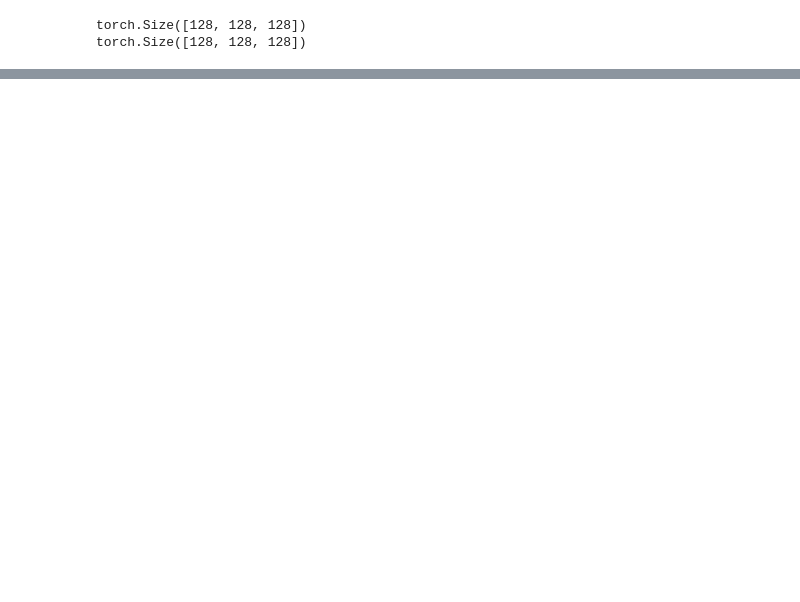
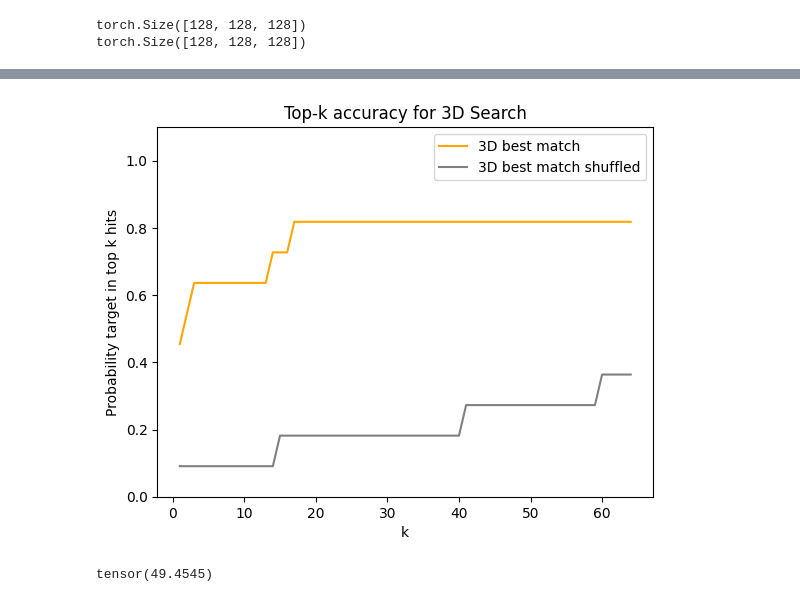
Before and after one commit to jproney/cryofinder, a Jupyter notebook: search3d.ipynb, the cells around one changed output, grey strips where cells are left out. Cells and saved outputs as stored; diff of their text form; code cells hidden in the pictures; blank space fills up the shorter version.

```diff
--- a/search3d.ipynb
+++ b/search3d.ipynb
@@ -117 +116,3 @@ print(euler_angles)
+# %%
+voldata = torch.load("../siren_vols.pt")
 # %%
@@ -128,0 +210,35 @@ tensor(0, device='cuda:0')
+# %%
+import matplotlib.pyplot as plt
+
+maxk = 64
+corr_all = results['corr'].amax(dim=(1,-1,-2))
+hit_indices = corr_all.topk(maxk, dim=-1)[1]
+hit_ids = voldata['ids'][hit_indices]
+
+hit_acc = score_hits(topics_dict, hit_ids, search_terms)
+cum_acc = (hit_acc.cumsum(dim=-1) > 0).to(torch.float)
+
+def derangement(n):
+    perm = torch.randperm(n)
+    for i in range(n):
+        if perm[i] == i:  # If an element is in its original place, swap it
+            perm[i], perm[(i+1) % n] = perm[(i+1) % n], perm[i]
+    return perm
+
+hit_acc_wrong = score_hits(topics_dict, hit_ids[derangement(11)], search_terms)
+cum_acc_wrong = (hit_acc_wrong.cumsum(dim=-1) > 0).to(torch.float)
+# %%
+plt.plot(torch.arange(cum_acc.shape[-1]) + 1, cum_acc.mean(dim=0), color="orange", label="3D best match")
+plt.plot(torch.arange(cum_acc_wrong.shape[-1]) + 1, cum_acc_wrong.mean(dim=0), color="grey", label="3D best match shuffled")
+
+plt.xlabel("k")
+plt.ylabel("Probability target in top k hits")
+plt.title("Top-k accuracy for 3D Search")
+plt.legend(bbox_to_anchor=(1, 1))
+plt.ylim(0,1.1)
+plt.show()
+
+print(cum_acc.mean(dim=0).sum(dim=-1))
+# %% [output]
+[figure, added]
+tensor(49.4545)
```
Also changed, not shown: parts of 19 cells of this notebook, 3 other files.
